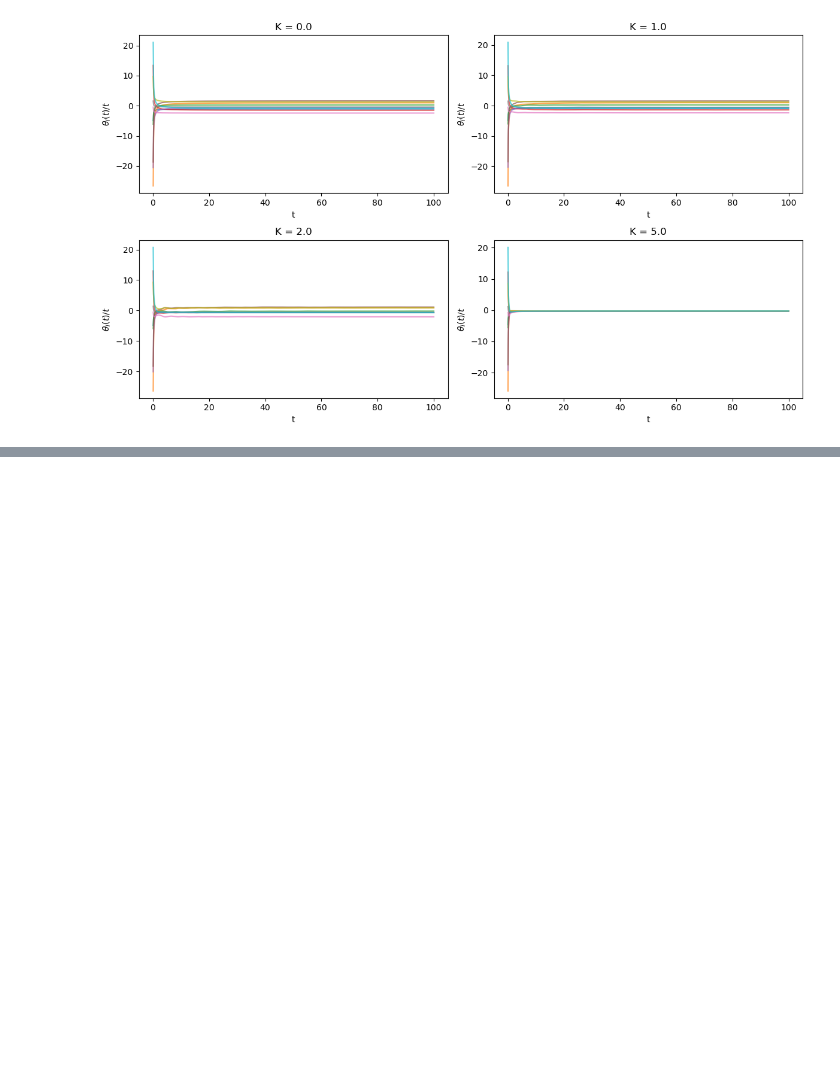
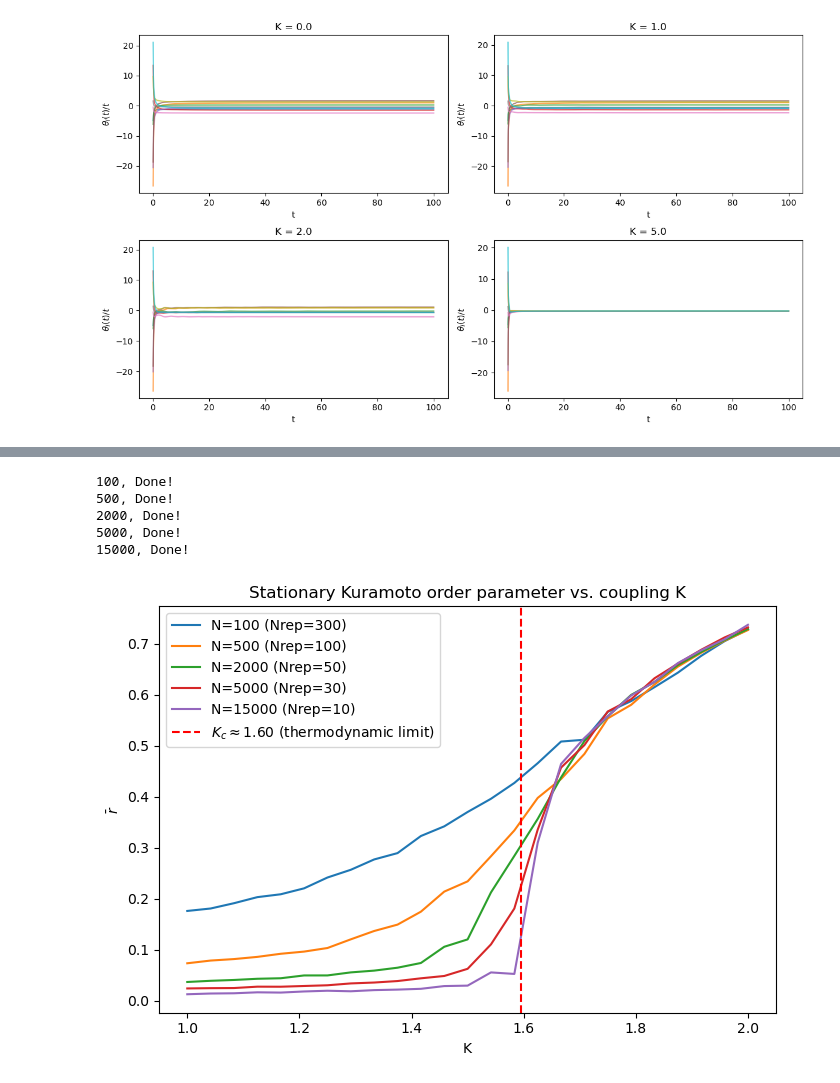
Before and after one commit to adeladrai/Kuramoto_model, a Jupyter notebook: numerical_simulation.ipynb, the cells around one changed output, grey strips where cells are left out. Drawn from its saved outputs; the diff is of its cells as text; code cells hidden in the pictures; blank space fills up the shorter version.

```diff
--- a/numerical_simulation.ipynb
+++ b/numerical_simulation.ipynb
@@ -166,0 +347,42 @@ plt.show()
+# %%
+# ----------------------------------------------------
+# Define the (N, Nrep) pairs as per in Table 1
+# ----------------------------------------------------
+N_values     = [100,    500,   2000,  5000,  15000]
+Nrep_values  = [300,    100,    50,     30,     10]
+
+# Define range of K: 25 values between 1 and 2
+K_values = np.linspace(1.0, 2.0, 25)
+
+# Prepare a figure for r(K) for each N
+plt.figure(figsize=(7,5))
+
+for N, Nrep in zip(N_values, Nrep_values):
+    r_means = []
+    for K in K_values:
+        r_stat = estimate_stationary_r(N, K, Nrep=Nrep, tmax=100, t_relax=50)
+        r_means.append(r_stat)
+
+    # Plot r(K) for this particular N
+    plt.plot(K_values, r_means, '-', label=f'N={N} (Nrep={Nrep})')
+    print(f"{N}, Done!")
+
+# (Optional) If your frequencies are Normal(0,1):
+K_c = 2.0 * np.sqrt(2.0 * np.pi) / np.pi  # ~1.5958# Add vertical line at K_c
+
+plt.axvline(x=K_c, color='red', linestyle='--',
+            label=r'$K_c \approx 1.60$ (thermodynamic limit)')
+
+plt.xlabel('K')
+plt.ylabel(r'$\bar{r}$')
+plt.title("Stationary Kuramoto order parameter vs. coupling K")
+plt.legend()
+plt.tight_layout()
+plt.show()
+# %% [output]
+100, Done!
+500, Done!
+2000, Done!
+5000, Done!
+15000, Done!
+[figure, added]
```
Also changed, not shown: parts of 11 cells of this notebook.
